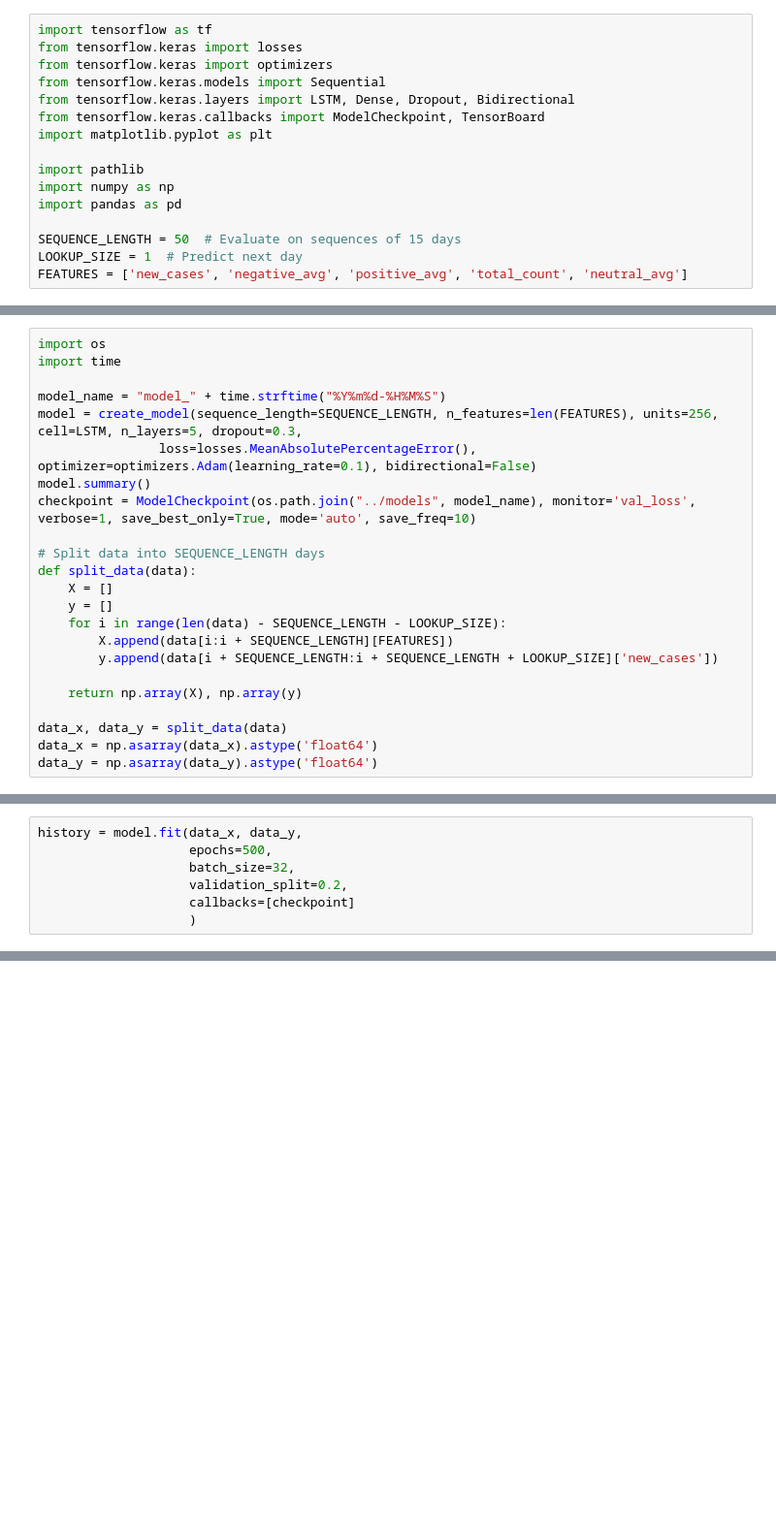
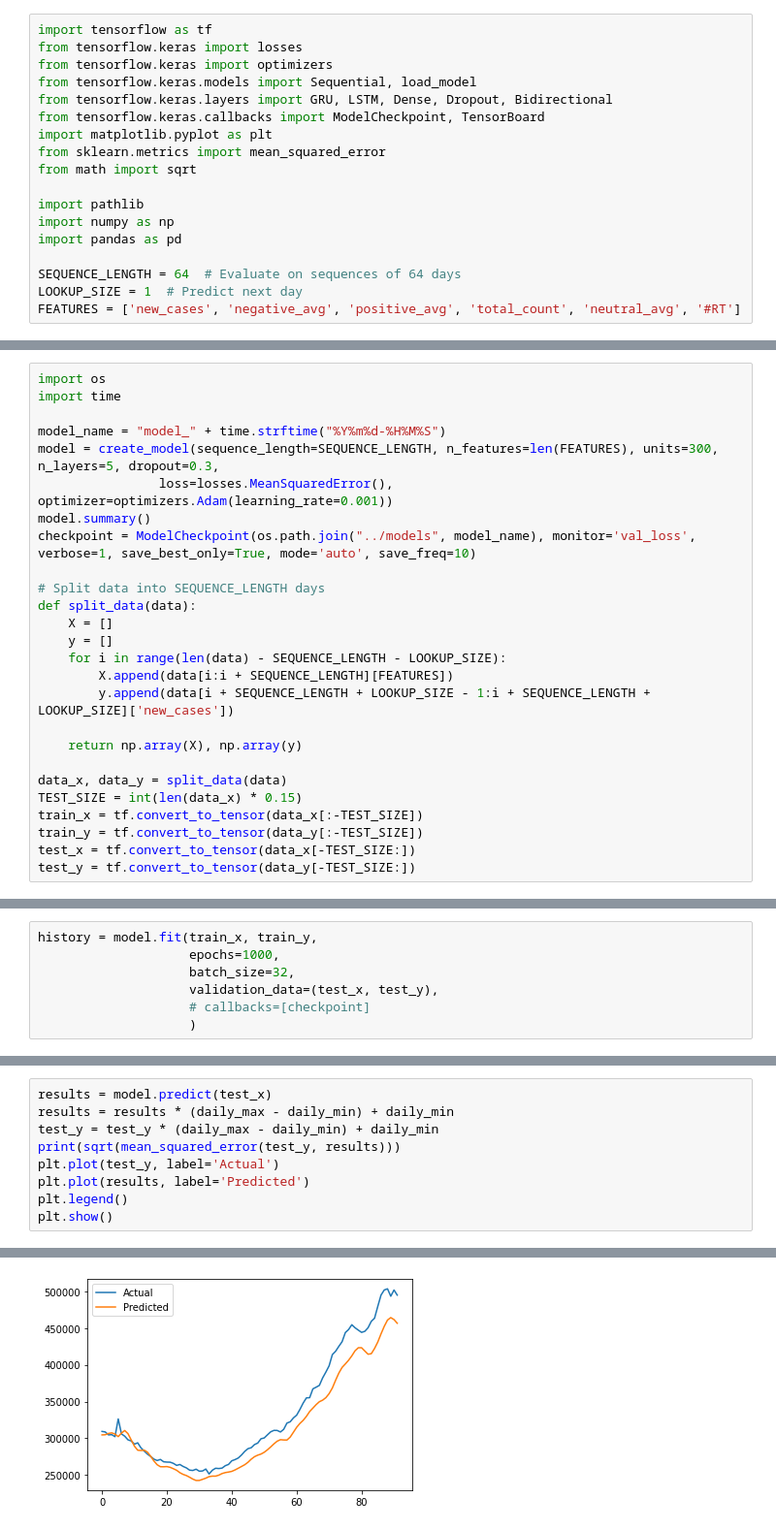
Before and after one commit to JasonYuan869/Daisy-Hackathon-2022, a Jupyter notebook: notebooks/main.ipynb, the cells around one changed output, grey strips where cells are left out. Shown at 97% size. Cells and saved outputs as stored; diff of their text form; blank space fills up the shorter version.

```diff
--- a/notebooks/main.ipynb
+++ b/notebooks/main.ipynb
@@ -2,18 +2,20 @@
 import tensorflow as tf
 from tensorflow.keras import losses
 from tensorflow.keras import optimizers
-from tensorflow.keras.models import Sequential
-from tensorflow.keras.layers import LSTM, Dense, Dropout, Bidirectional
+from tensorflow.keras.models import Sequential, load_model
+from tensorflow.keras.layers import GRU, LSTM, Dense, Dropout, Bidirectional
 from tensorflow.keras.callbacks import ModelCheckpoint, TensorBoard
 import matplotlib.pyplot as plt
+from sklearn.metrics import mean_squared_error
+from math import sqrt
 
 import pathlib
 import numpy as np
 import pandas as pd
 
-SEQUENCE_LENGTH = 50  # Evaluate on sequences of 15 days
+SEQUENCE_LENGTH = 64  # Evaluate on sequences of 64 days
 LOOKUP_SIZE = 1  # Predict next day
-FEATURES = ['new_cases', 'negative_avg', 'positive_avg', 'total_count', 'neutral_avg']
+FEATURES = ['new_cases', 'negative_avg', 'positive_avg', 'total_count', 'neutral_avg', '#RT']
 # %%
 SENTIMENT_DATA = pathlib.Path('../data/Sent_by_day.csv')
 TWEET_DATA = pathlib.Path('../data/SUMMARY_day_main.csv')
@@ -103,8 +131,8 @@ import os
 import time
 
 model_name = "model_" + time.strftime("%Y%m%d-%H%M%S")
-model = create_model(sequence_length=SEQUENCE_LENGTH, n_features=len(FEATURES), units=256, cell=LSTM, n_layers=5, dropout=0.3,
-                loss=losses.MeanAbsolutePercentageError(), optimizer=optimizers.Adam(learning_rate=0.1), bidirectional=False)
+model = create_model(sequence_length=SEQUENCE_LENGTH, n_features=len(FEATURES), units=300, n_layers=5, dropout=0.3,
+                loss=losses.MeanSquaredError(), optimizer=optimizers.Adam(learning_rate=0.001))
 model.summary()
 checkpoint = ModelCheckpoint(os.path.join("../models", model_name), monitor='val_loss', verbose=1, save_best_only=True, mode='auto', save_freq=10)
 
@@ -114,11 +142,14 @@ def split_data(data):
     y = []
     for i in range(len(data) - SEQUENCE_LENGTH - LOOKUP_SIZE):
         X.append(data[i:i + SEQUENCE_LENGTH][FEATURES])
-        y.append(data[i + SEQUENCE_LENGTH:i + SEQUENCE_LENGTH + LOOKUP_SIZE]['new_cases'])
+        y.append(data[i + SEQUENCE_LENGTH + LOOKUP_SIZE - 1:i + SEQUENCE_LENGTH + LOOKUP_SIZE]['new_cases'])
 
     return np.array(X), np.array(y)
 
 data_x, data_y = split_data(data)
-data_x = np.asarray(data_x).astype('float64')
-data_y = np.asarray(data_y).astype('float64')
+TEST_SIZE = int(len(data_x) * 0.15)
+train_x = tf.convert_to_tensor(data_x[:-TEST_SIZE])
+train_y = tf.convert_to_tensor(data_y[:-TEST_SIZE])
+test_x = tf.convert_to_tensor(data_x[-TEST_SIZE:])
+test_y = tf.convert_to_tensor(data_y[-TEST_SIZE:])
 # %% [output]
@@ -140,10 +171,10 @@ Trainable params: 2,369,793
 Non-trainable params: 0
 _________________________________________________________________
 # %%
-history = model.fit(data_x, data_y,
-                    epochs=500,
+history = model.fit(train_x, train_y,
+                    epochs=1000,
                     batch_size=32,
-                    validation_split=0.2,
-                    callbacks=[checkpoint]
+                    validation_data=(test_x, test_y),
+                    # callbacks=[checkpoint]
                     )
 # %% [output]
@@ -178,0 +200,10 @@ WARNING:absl:<keras.layers.recurrent.LSTMCell object at 0x...> has the same name
+# %%
+results = model.predict(test_x)
+results = results * (daily_max - daily_min) + daily_min
+test_y = test_y * (daily_max - daily_min) + daily_min
+print(sqrt(mean_squared_error(test_y, results)))
+plt.plot(test_y, label='Actual')
+plt.plot(results, label='Predicted')
+plt.legend()
+plt.show()
+# %% [output]
@@ -178,0 +211 @@ WARNING:absl:<keras.layers.recurrent.LSTMCell object at 0x...> has the same name
+[figure, added]
```
Also changed, not shown: parts of 7 cells of this notebook, 9 other files.
